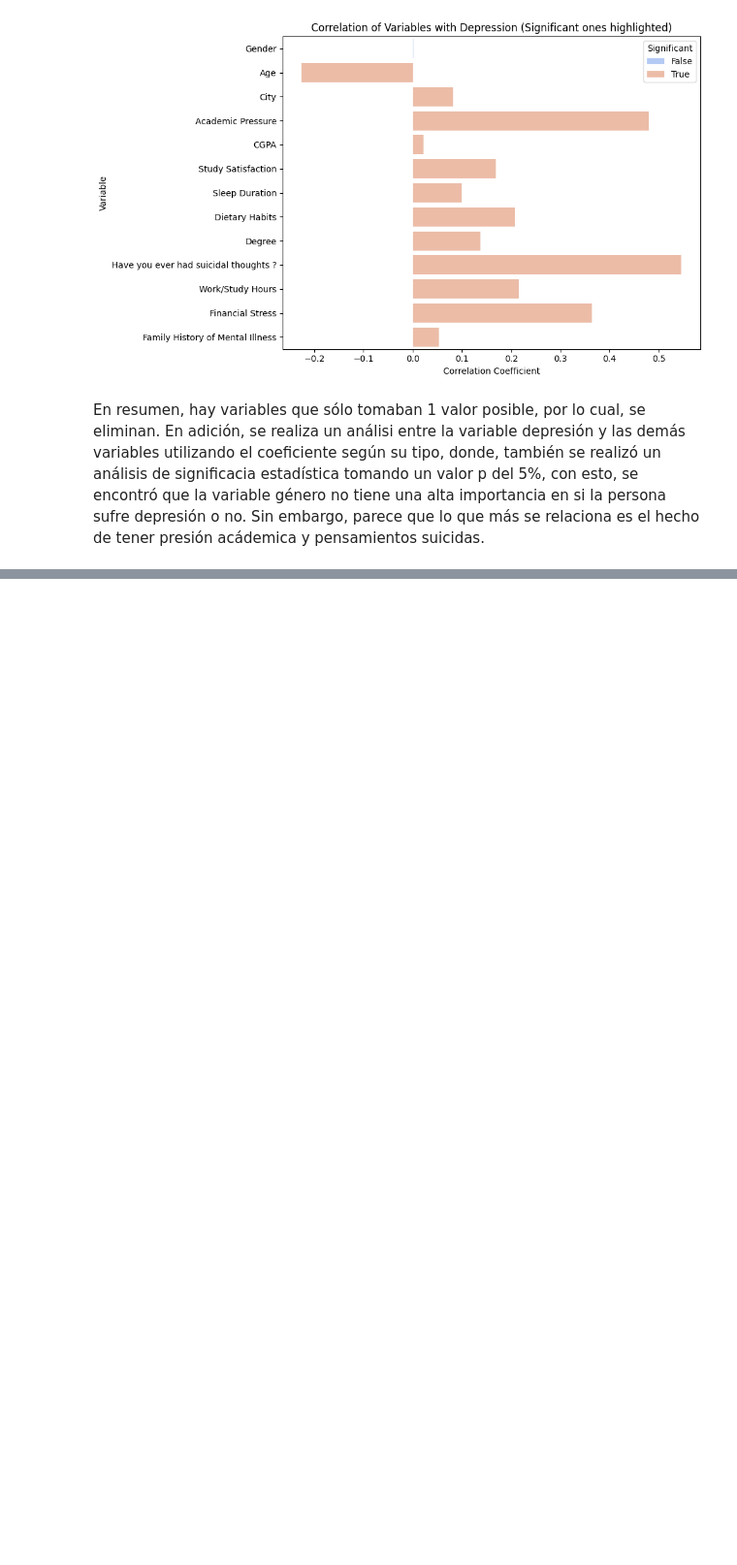
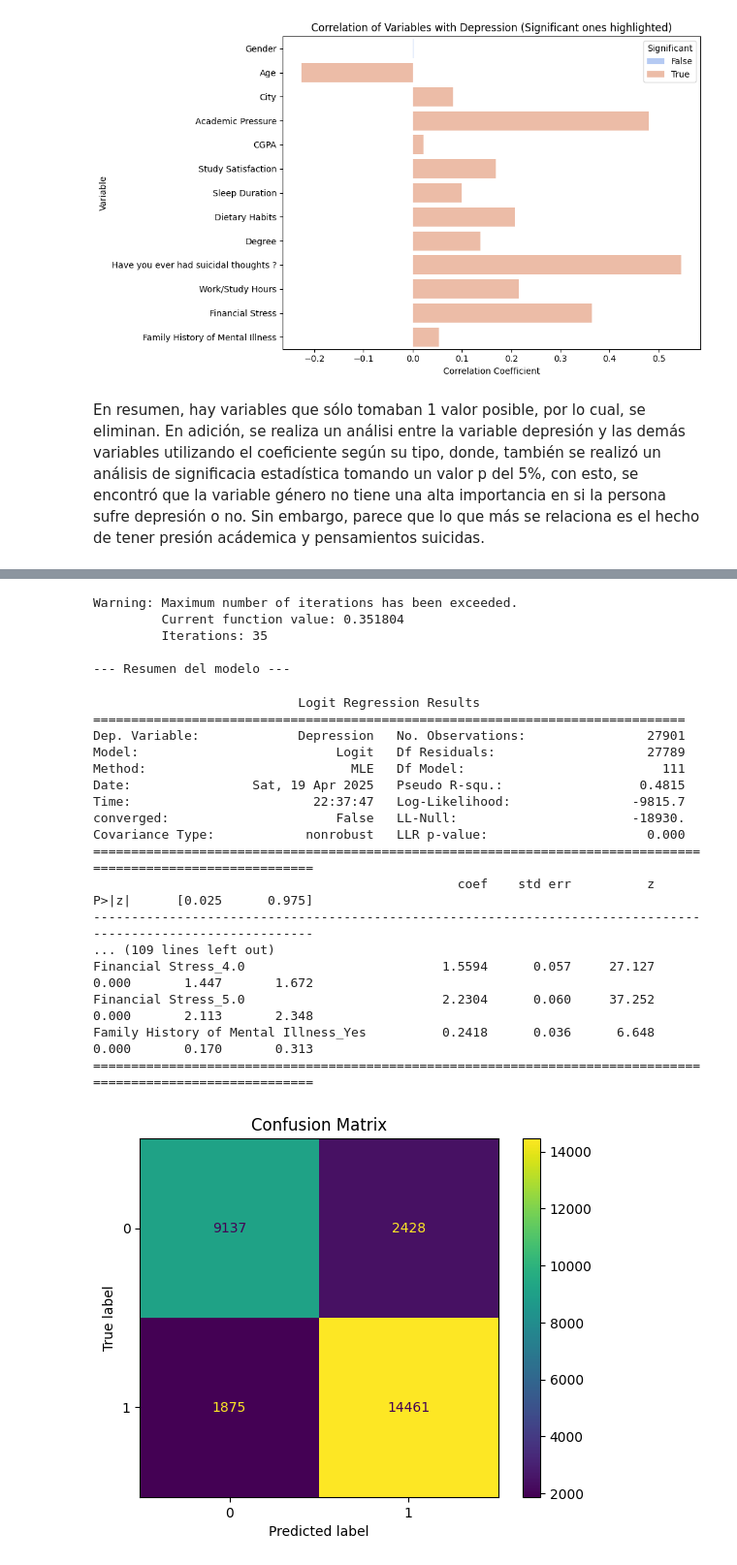
Before and after one commit to LauLizarazo/Proyectos-Python, a Jupyter notebook: Proyecto_Depresion/Código_analisis_datos_depresion.ipynb, the cells around one changed output, grey strips where cells are left out. Shown: that part at 97% size. Drawn from its saved outputs; the diff is of its cells as text; code cells hidden in the pictures; blank space fills up the shorter version.

```diff
--- a/Proyecto_Depresion/Código_analisis_datos_depresion.ipynb
+++ b/Proyecto_Depresion/Código_analisis_datos_depresion.ipynb
@@ -242,0 +444,44 @@ En resumen, hay variables que sólo tomaban 1 valor posible, por lo cual, se eli
+# %%
+# --- Ajustar modelo con statsmodels para ver coeficientes y outliers ---
+X_sm_sincity = X_sm.drop(columns=[col for col in X_sm.columns if "City" in col])
+X_sm_sincity_sinstudysatisfaction = X_sm.drop(columns=[col for col in X_sm.columns if "Study Satisfaction" in col])
+
+modelo_sincity_sinstuadysatisfaction = sm.Logit(y, X_sm_sincity_sinstudysatisfaction)
+resultado_sincity_sinstuadysatisfaction = modelo_sincity_sinstuadysatisfaction.fit()
+
+print("\n--- Resumen del modelo ---")
+print(resultado_sincity_sinstuadysatisfaction.summary())
+
+
+#confusion matrices for each model
+y_pred = resultado_sincity_sinstuadysatisfaction.predict(X_sm_sincity_sinstudysatisfaction)
+y_pred_clase = (y_pred >= 0.5).astype(int)
+cm = confusion_matrix(y, y_pred_clase)
+disp = ConfusionMatrixDisplay(cm)
+disp.plot()
+plt.title(f"Confusion Matrix")
+plt.show()
+# %% [output]
+Warning: Maximum number of iterations has been exceeded.
+         Current function value: 0.351804
+         Iterations: 35
+
+--- Resumen del modelo ---
+                           Logit Regression Results
+==============================================================================
+Dep. Variable:             Depression   No. Observations:                27901
+Model:                          Logit   Df Residuals:                    27789
+Method:                           MLE   Df Model:                          111
+Date:                Sat, 19 Apr 2025   Pseudo R-squ.:                  0.4815
+Time:                        22:37:47   Log-Likelihood:                -9815.7
+converged:                      False   LL-Null:                       -18930.
+Covariance Type:            nonrobust   LLR p-value:                     0.000
+=============================================================================================================
+                                                coef    std err          z      P>|z|      [0.025      0.975]
+-------------------------------------------------------------------------------------------------------------
+... (109 lines left out)
+Financial Stress_4.0                          1.5594      0.057     27.127      0.000       1.447       1.672
+Financial Stress_5.0                          2.2304      0.060     37.252      0.000       2.113       2.348
+Family History of Mental Illness_Yes          0.2418      0.036      6.648      0.000       0.170       0.313
+=============================================================================================================
+[figure, added]
```
Also changed, not shown: parts of 10 cells of this notebook.
